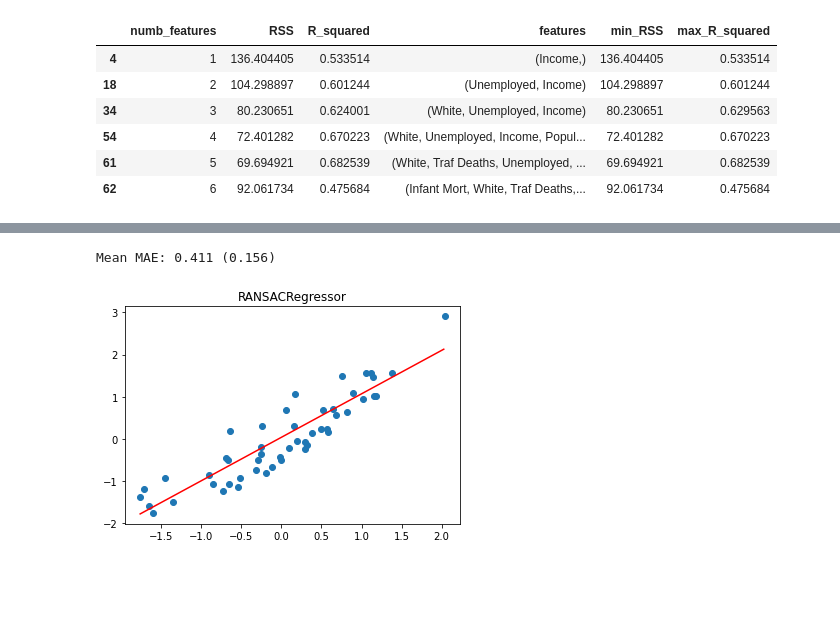
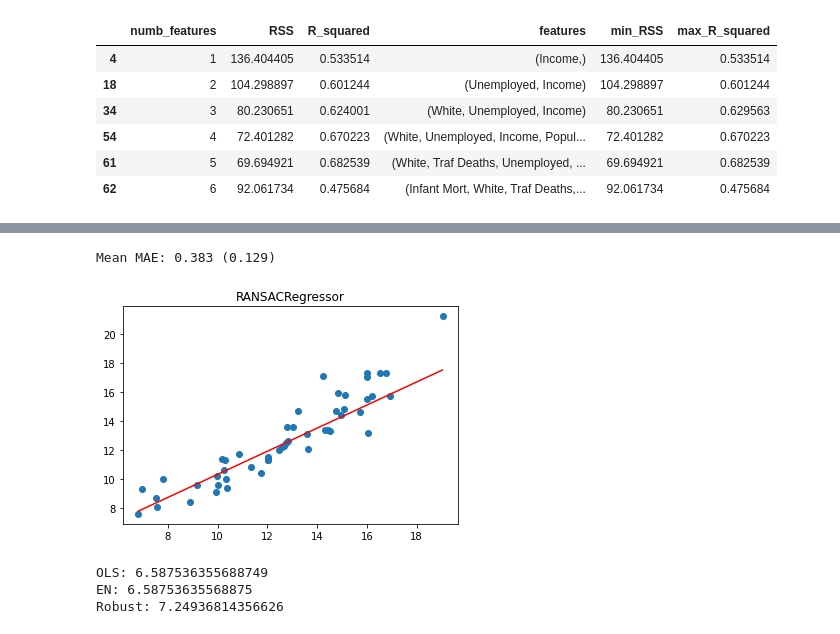
Before and after one commit to thistleknot/python-ml, a Jupyter notebook: code/pcorr-significance.ipynb, the cells around one changed output, grey strips where cells are left out. Saved outputs shown, nothing was run; the diff lists cells and outputs as text; code cells hidden in the pictures; blank space fills up the shorter version.

```diff
--- a/code/pcorr-significance.ipynb
+++ b/code/pcorr-significance.ipynb
@@ -165,7 +165,7 @@ df_min
 | 61 | 5 | 69.694921 | 0.682539 | (White, Traf Deaths, Unemployed, ... | 69.694921 | 0.682539 |
 | 62 | 6 | 92.061734 | 0.475684 | (Infant Mort, White, Traf Deaths,... | 92.061734 | 0.475684 |
 # %%
-CV_parse = list(df_min[(df_min['RSS']<=(np.min(df_min['RSS'])+np.std(df_min['RSS'])))].sort_values(kind="quicksort", ascending=True, by='numb_features',key=abs).iloc[0]['features'])
+CV_parse = list(df_min[(df_min['RSS']<=(np.min(df_min['RSS'])+np.std(df_min['RSS'])))].sort_values(kind="quicksort", ascending=True, by='RSS',key=abs).iloc[0]['features'])
 # %%
 display(CV_parse)
 # %% [output]
@@ -269,0 +275,23 @@ print(b)
+# %%
+from sklearn.model_selection import GridSearchCV
+from sklearn.model_selection import RepeatedKFold
+from sklearn.linear_model import ElasticNet
+from numpy import *
+model = ElasticNet()
+# define model evaluation method
+cv = RepeatedKFold(n_splits=10, n_repeats=1, random_state=1)
+# define grid
+grid = dict()
+grid['alpha'] = [1e-5, 1e-4, 1e-3, 1e-2, 1e-1, 0.0, 1.0, 10.0, 100.0]
+grid['l1_ratio'] = arange(0, 1, 0.01)
+# define search
+search = GridSearchCV(model, grid, scoring='neg_mean_absolute_error', cv=cv, n_jobs=-1)
+# perform the search
+#ENresults = search.fit(X[.loc[:, ~X.columns.isin(['const'])], y)
+#ENfitted = ENresults.predict(X.loc[:, ~X.columns.isin(['const'])])
+ENresults = search.fit(all_data[CV_parse], y)
+ENfitted = ENresults.predict(all_data[CV_parse])
+
+# summarize
+print('MAE: %.3f' % ENresults.best_score_)
+print('Config: %s' % ENresults.best_params_)
@@ -287,7 +327,7 @@ from matplotlib import pyplot
 # evaluate a model
 def evaluate_model(X, y, model):
 	# define model evaluation method
-	cv = RepeatedKFold(n_splits=10, n_repeats=3, random_state=1)
+	cv = RepeatedKFold(n_splits=10, n_repeats=1, random_state=1)
 	# evaluate model
 	scores = cross_val_score(model, X, y, scoring='neg_mean_absolute_error', cv=cv, n_jobs=-1)
 	# force scores to be positive
@@ -307,15 +347,24 @@ def plot_best_fit(X, y, model):
 	pyplot.title(type(model).__name__)
 	pyplot.show()
 # %%
-
 # define the model
 model = RANSACRegressor()
 # evaluate model
-results = evaluate_model(X.loc[:, ~X.columns.isin(['const'])], y, model)
-print('Mean MAE: %.3f (%.3f)' % (mean(results), std(results)))
+#Rresults = evaluate_model(X.loc[:, ~X.columns.isin(['const'])], y, model)
+Rresults = evaluate_model(all_data[CV_parse], y, model)
+print('Mean MAE: %.3f (%.3f)' % (mean(Rresults), std(Rresults)))
 # plot the line of best fit
-results = model.fit(X.loc[:, ~X.columns.isin(['const'])],y)
-plot_best_fit(results.predict(X.loc[:, ~X.columns.isin(['const'])]).reshape(-1, 1), y, model)
+Rresults = model.fit(all_data[CV_parse],y)
+RFitted = Rresults.predict(all_data[CV_parse])
+plot_best_fit(RFitted.reshape(-1, 1)*scaler.scale_[0] + scaler.mean_[0],y*scaler.scale_[0] + scaler.mean_[0], model)
 # %% [output]
-Mean MAE: 0.411 (0.156)
+Mean MAE: 0.383 (0.129)
-[figure, old version]
+[figure, new version]
+# %%
+print("OLS: " + str(mean_squared_error(y,fitted) * len(y)))
+print("EN: " + str(mean_squared_error(y,ENfitted) * len(y)))
+print("Robust: " + str(mean_squared_error(y,RFitted) * len(y)))
+# %% [output]
+OLS: 6.587536355688749
+EN: 6.58753635568875
+Robust: 7.24936814356626
```
Also changed, not shown: parts of 11 cells of this notebook, 6 other files.
